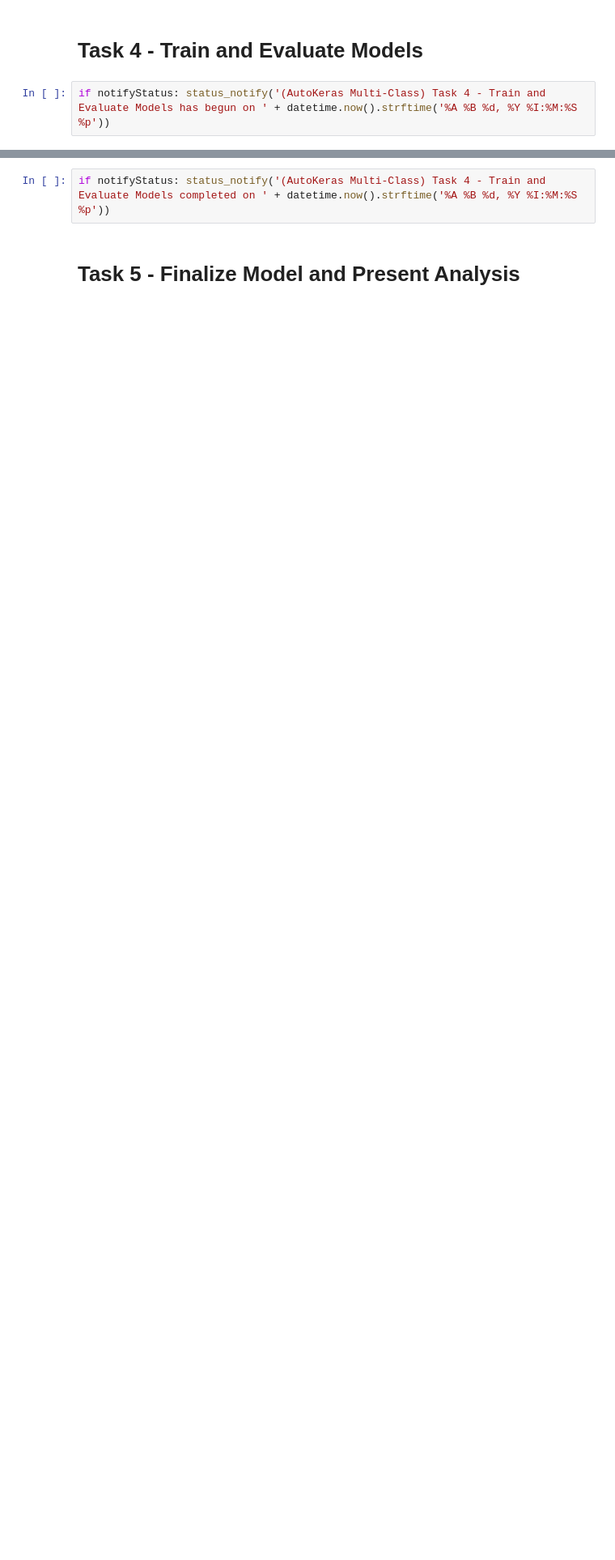
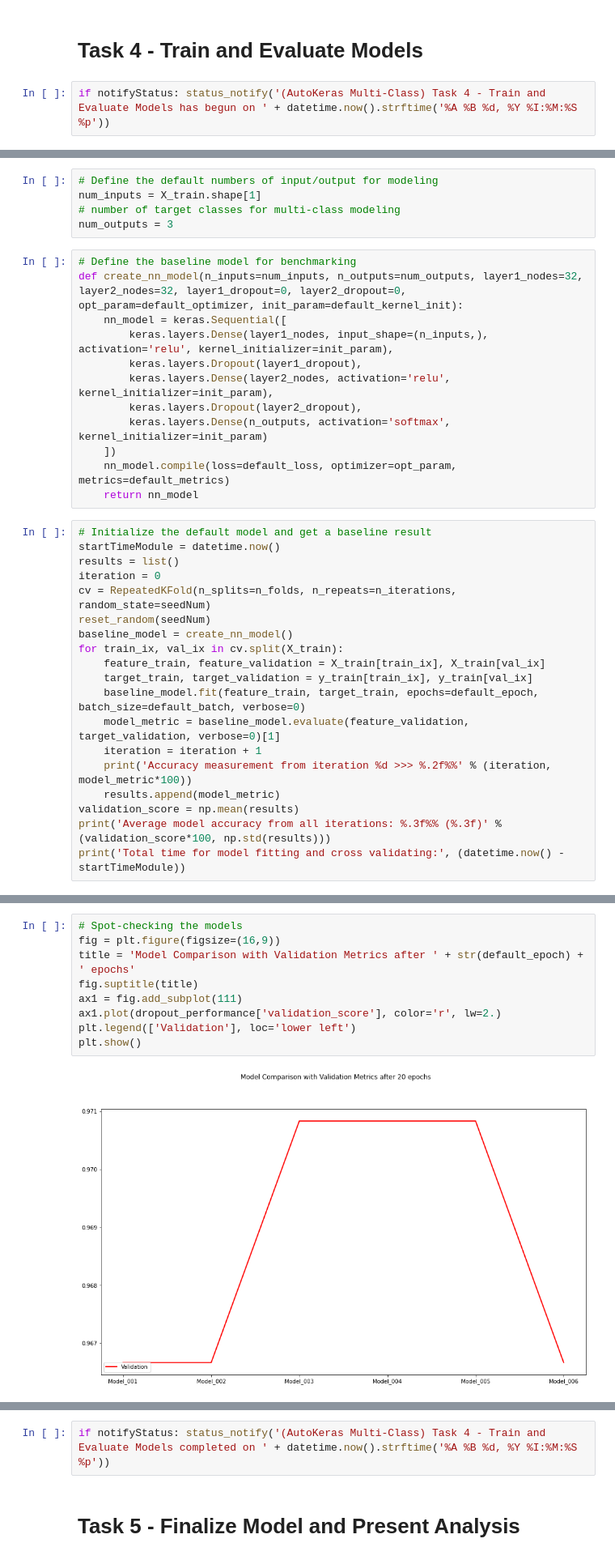
Before and after one commit to daines-analytics/template-latest, a Jupyter notebook: _py-project-templates/py_tensorflow_multiclass_tabular_data_example.ipynb, the cells around one changed output, grey strips where cells are left out. Shown at 81% size. Drawn from its saved outputs; the diff is of its cells as text; blank space fills up the shorter version.

```diff
--- a/_py-project-templates/py_tensorflow_multiclass_tabular_data_example.ipynb
+++ b/_py-project-templates/py_tensorflow_multiclass_tabular_data_example.ipynb
@@ -580,0 +455,36 @@ Total time for performing grid-search of the best parameters: 0:02:38.479749
+# %%
+# Define the default numbers of input/output for modeling
+num_inputs = X_train.shape[1]
+# number of target classes for multi-class modeling
+num_outputs = 3
+# %%
+# Define the baseline model for benchmarking
+def create_nn_model(n_inputs=num_inputs, n_outputs=num_outputs, layer1_nodes=32, layer2_nodes=32, layer1_dropout=0, layer2_dropout=0, opt_param=default_optimizer, init_param=default_kernel_init):
+    nn_model = keras.Sequential([
+        keras.layers.Dense(layer1_nodes, input_shape=(n_inputs,), activation='relu', kernel_initializer=init_param),
+        keras.layers.Dropout(layer1_dropout),
+        keras.layers.Dense(layer2_nodes, activation='relu', kernel_initializer=init_param),
+        keras.layers.Dropout(layer2_dropout),
+        keras.layers.Dense(n_outputs, activation='softmax', kernel_initializer=init_param)
+    ])
+    nn_model.compile(loss=default_loss, optimizer=opt_param, metrics=default_metrics)
+    return nn_model
+# %%
+# Initialize the default model and get a baseline result
+startTimeModule = datetime.now()
+results = list()
+iteration = 0
+cv = RepeatedKFold(n_splits=n_folds, n_repeats=n_iterations, random_state=seedNum)
+reset_random(seedNum)
+baseline_model = create_nn_model()
+for train_ix, val_ix in cv.split(X_train):
+    feature_train, feature_validation = X_train[train_ix], X_train[val_ix]
+    target_train, target_validation = y_train[train_ix], y_train[val_ix]
+    baseline_model.fit(feature_train, target_train, epochs=default_epoch, batch_size=default_batch, verbose=0)
+    model_metric = baseline_model.evaluate(feature_validation, target_validation, verbose=0)[1]
+    iteration = iteration + 1
+    print('Accuracy measurement from iteration %d >>> %.2f%%' % (iteration, model_metric*100))
+    results.append(model_metric)
+validation_score = np.mean(results)
+print('Average model accuracy from all iterations: %.3f%% (%.3f)' % (validation_score*100, np.std(results)))
+print('Total time for model fitting and cross validating:', (datetime.now() - startTimeModule))
@@ -581,2 +650,13 @@ Total time for performing grid-search of the best parameters: 0:02:38.479749
+# %%
+# Spot-checking the models
+fig = plt.figure(figsize=(16,9))
+title = 'Model Comparison with Validation Metrics after ' + str(default_epoch) + ' epochs'
+fig.suptitle(title)
+ax1 = fig.add_subplot(111)
+ax1.plot(dropout_performance['validation_score'], color='r', lw=2.)
+plt.legend(['Validation'], loc='lower left')
+plt.show()
+# %% [output]
+[figure, added]
 # %%
 # Create the final model for evaluating the test dataset
```
Also changed, not shown: parts of 30 cells of this notebook, 2 other files.
